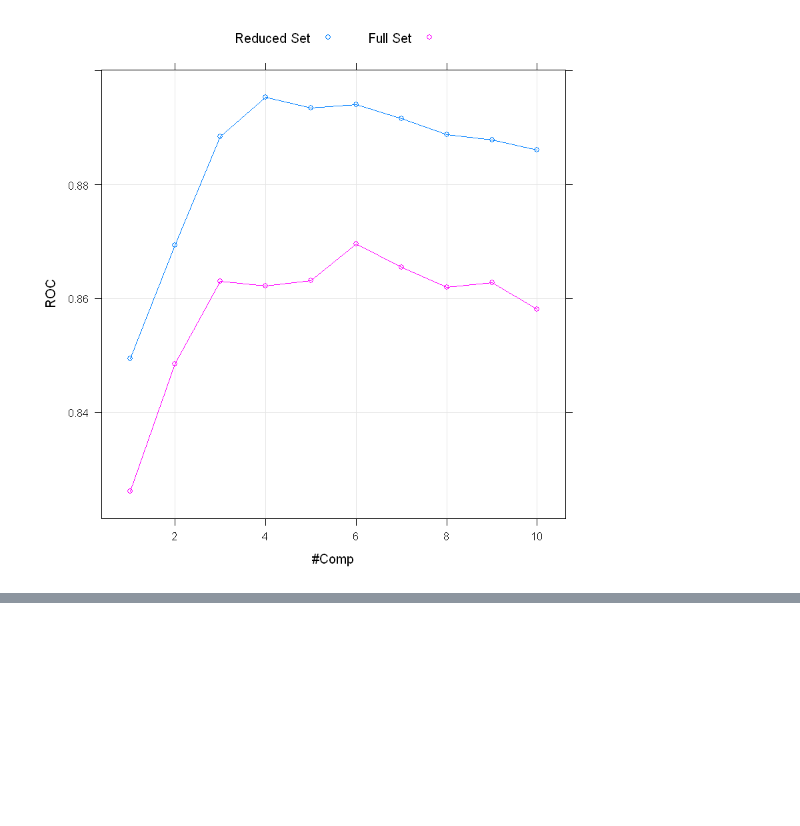
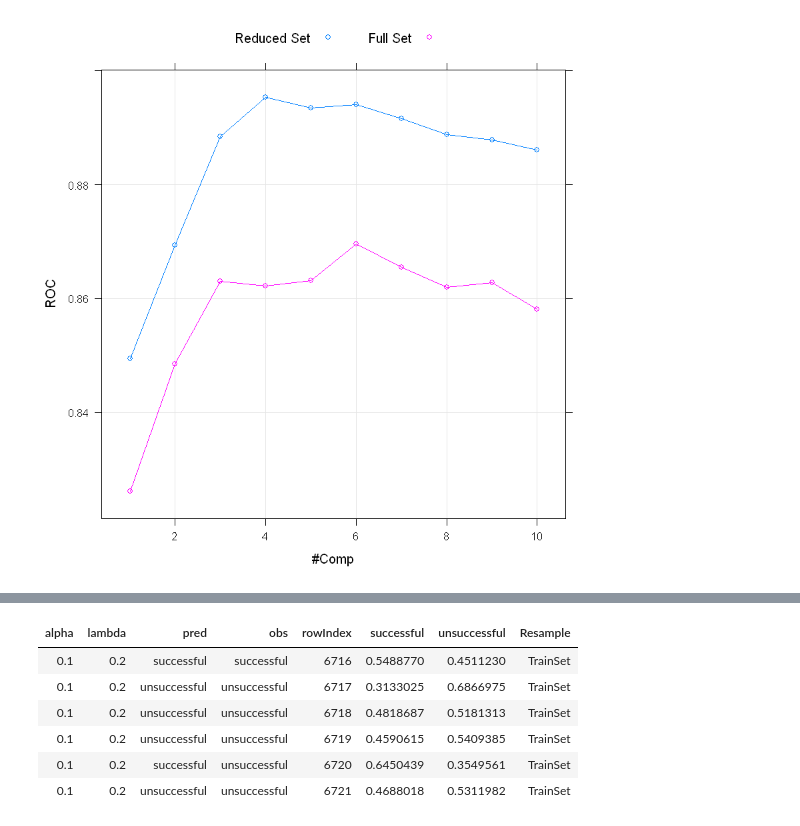
Before and after one commit to Randallzoeng/BookClub, a Jupyter notebook: AppliedPredictiveModeling/Chap. 12 Discriminant Analysis and Other Linear Classification Models.ipynb, the cells around one changed output, grey strips where cells are left out. Saved outputs shown, nothing was run; the diff lists cells and outputs as text; code cells hidden in the pictures; blank space fills up the shorter version.

```diff
--- a/AppliedPredictiveModeling/Chap. 12 Discriminant Analysis and Other Linear Classification Models.ipynb
+++ b/AppliedPredictiveModeling/Chap. 12 Discriminant Analysis and Other Linear Classification Models.ipynb
@@ -487,0 +613,11 @@ xyplot(ROC~ncomp,
+# %%
+glmnet2008 <- merge(fit_glm_tune$pred,fit_glm_tune$bestTune)
+head(glmnet2008)
+# %% [output]
+| alpha | lambda | pred | obs | rowIndex | successful | unsuccessful | Resample |
+| 0.1 | 0.2 | successful | successful | 6716 | 0.5488770 | 0.4511230 | TrainSet |
+| 0.1 | 0.2 | unsuccessful | unsuccessful | 6717 | 0.3133025 | 0.6866975 | TrainSet |
+| 0.1 | 0.2 | unsuccessful | unsuccessful | 6718 | 0.4818687 | 0.5181313 | TrainSet |
+| 0.1 | 0.2 | unsuccessful | unsuccessful | 6719 | 0.4590615 | 0.5409385 | TrainSet |
+| 0.1 | 0.2 | successful | unsuccessful | 6720 | 0.6450439 | 0.3549561 | TrainSet |
+| 0.1 | 0.2 | unsuccessful | unsuccessful | 6721 | 0.4688018 | 0.5311982 | TrainSet |
```
Also changed, not shown: parts of 16 cells of this notebook.
